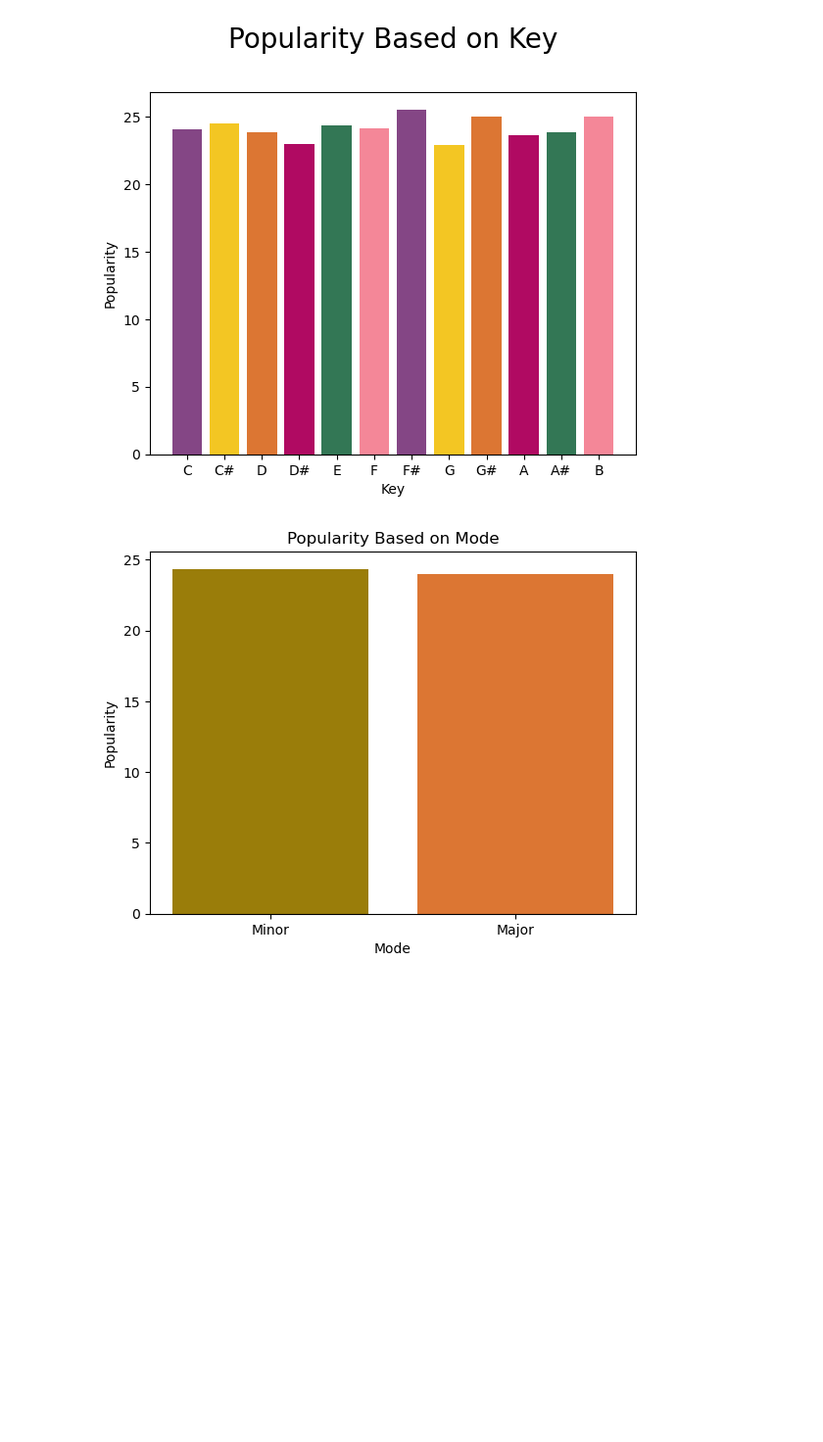
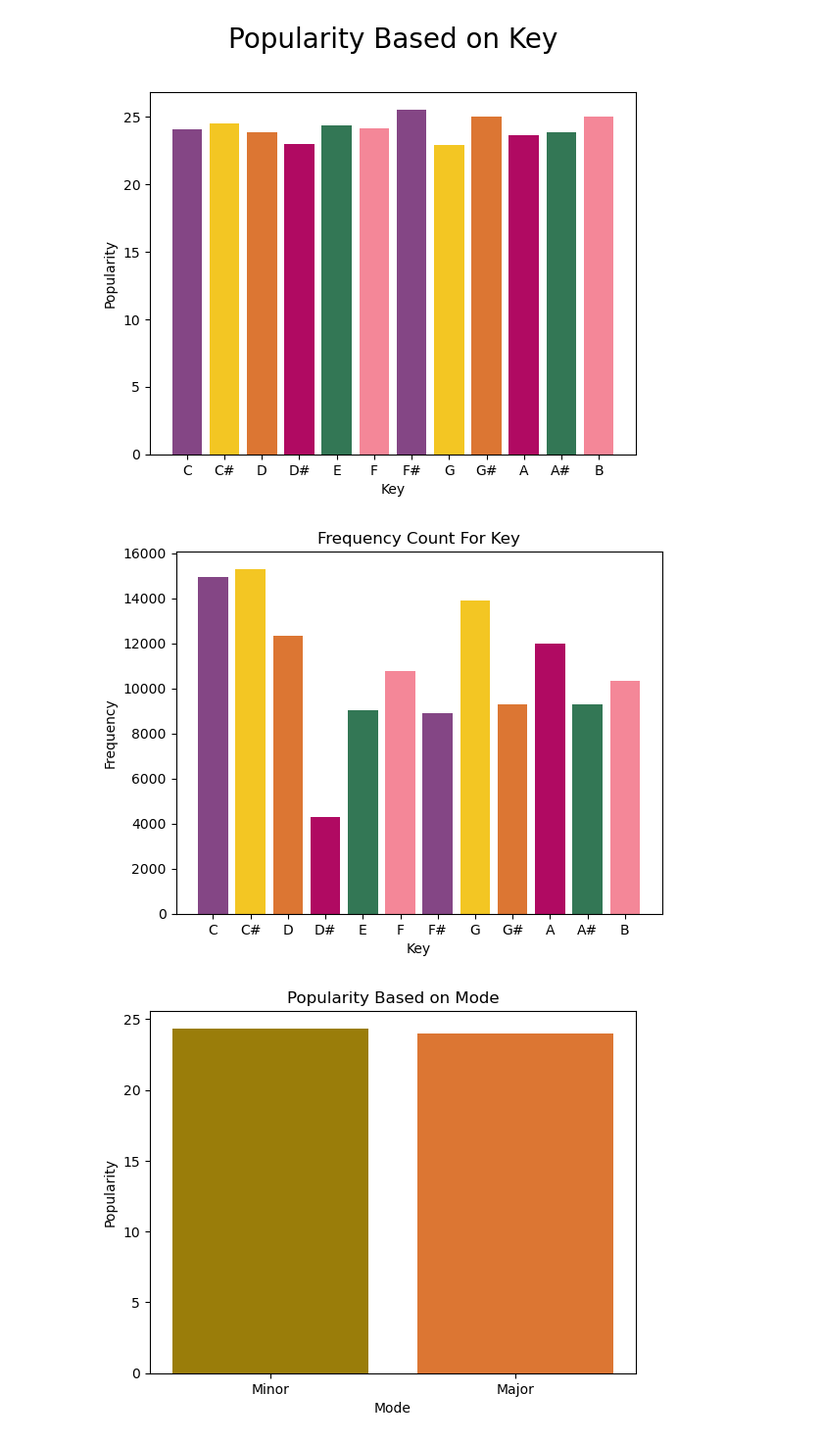
Before and after one commit to subitha-r/SongPopularityPrediction, a Jupyter notebook: SongPopularityPrediction.ipynb, the cells around one changed output. Shown at 98% size. Saved outputs shown, nothing was run; the diff lists cells and outputs as text; code cells hidden in the pictures; blank space fills up the shorter version.

```diff
--- a/SongPopularityPrediction.ipynb
+++ b/SongPopularityPrediction.ipynb
@@ -230,6 +230,20 @@ plt.show()
 #ax.axes.get_xaxis().set_visible(True)
 # %% [output]
 [figure]
+# %%
+key = pd.DataFrame(df['key'].value_counts()).reset_index().sort_values('index')
+key.replace({'index' : { 0 : 'C', 1 : 'C#', 2 : 'D', 3 : 'D#', 4 : 'E', 5 : 'F', 6 : 'F#',
+                        7 : 'G', 8 : 'G#', 9 : 'A', 10 : 'A#', 11 : 'B'}} , inplace=True)
+fig = plt.figure()
+plt.bar( key['index'],
+         key['key'],
+         color = ['#844685','#f3c623','#DC7633','#b00a62','#337755','#f48798'])
+plt.title('Frequency Count For Key')
+plt.xlabel('Key')
+plt.ylabel('Frequency')
+plt.show()
+# %% [output]
+[figure, added]
 # %%
 modepop = pd.DataFrame(df.groupby('mode')['popularity'].mean()).reset_index()
 modepop.replace({'mode' : { 0 : 'Minor', 1 : 'Major' }} , inplace=True)
```
Also changed, not shown: parts of 3 cells of this notebook.
